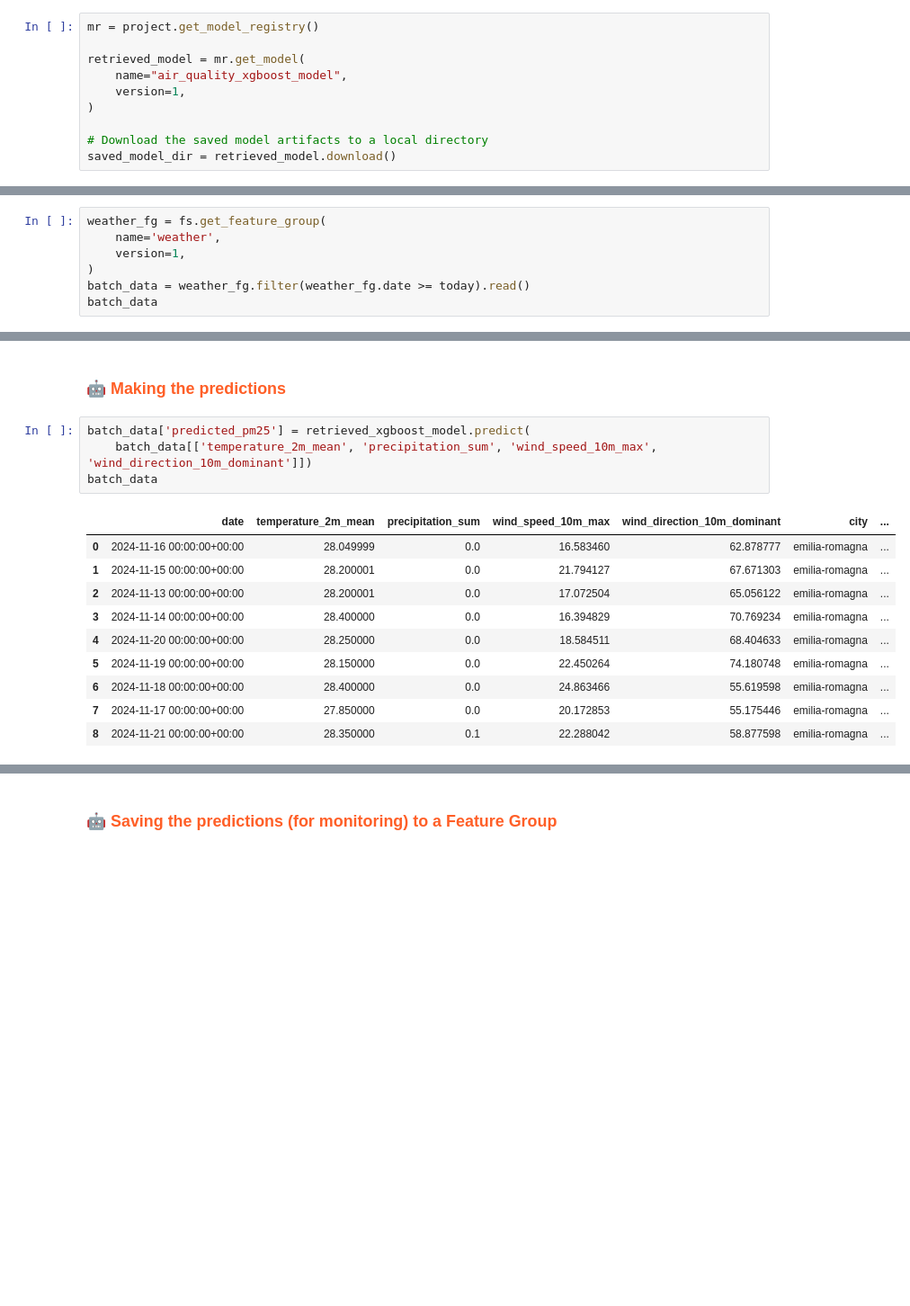
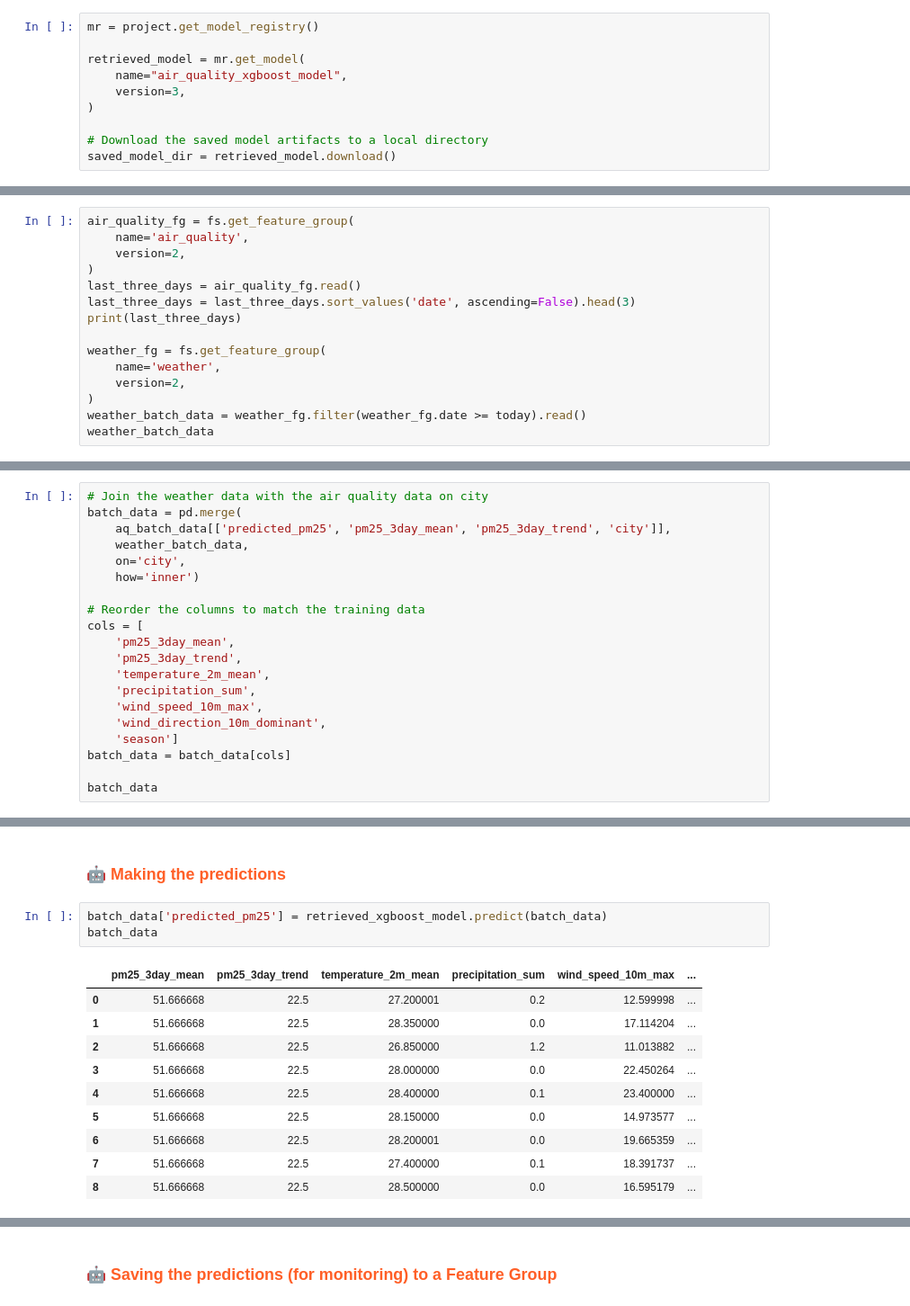
Before and after one commit to featurestorebook/mlfs-book, a Jupyter notebook: notebooks/4_air_quality_batch_inference.ipynb, the cells around one changed output, grey strips where cells are left out. Shown at 90% size. Drawn from its saved outputs; the diff is of its cells as text; blank space fills up the shorter version.

```diff
--- a/notebooks/4_air_quality_batch_inference.ipynb
+++ b/notebooks/4_air_quality_batch_inference.ipynb
@@ -58,7 +60,7 @@ mr = project.get_model_registry()
 
 retrieved_model = mr.get_model(
     name="air_quality_xgboost_model",
-    version=1,
+    version=3,
 )
 
 # Download the saved model artifacts to a local directory
@@ -93,8 +96,16 @@ XGBRegressor(base_score='7.175546E1', booster='gbtree', callbacks=None,
 # %%
+air_quality_fg = fs.get_feature_group(
+    name='air_quality',
+    version=2,
+)
+last_three_days = air_quality_fg.read()
+last_three_days = last_three_days.sort_values('date', ascending=False).head(3)
+print(last_three_days)
+
 weather_fg = fs.get_feature_group(
     name='weather',
-    version=1,
+    version=2,
 )
-batch_data = weather_fg.filter(weather_fg.date >= today).read()
-batch_data
+weather_batch_data = weather_fg.filter(weather_fg.date >= today).read()
+weather_batch_data
 # %% [output]
@@ -111,0 +172,20 @@ Finished: Reading data from Hopsworks, using Hopsworks Feature Query Service (0.
+# %%
+# Join the weather data with the air quality data on city
+batch_data = pd.merge(
+    aq_batch_data[['predicted_pm25', 'pm25_3day_mean', 'pm25_3day_trend', 'city']],
+    weather_batch_data,
+    on='city',
+    how='inner')
+
+# Reorder the columns to match the training data
+cols = [
+    'pm25_3day_mean',
+    'pm25_3day_trend',
+    'temperature_2m_mean',
+    'precipitation_sum',
+    'wind_speed_10m_max',
+    'wind_direction_10m_dominant',
+    'season']
+batch_data = batch_data[cols]
+
+batch_data
@@ -112,20 +203,19 @@ Finished: Reading data from Hopsworks, using Hopsworks Feature Query Service (0.
 # %% [markdown]
 ### <span style="color:#ff5f27;">🤖 Making the predictions</span>
 # %%
-batch_data['predicted_pm25'] = retrieved_xgboost_model.predict(
-    batch_data[['temperature_2m_mean', 'precipitation_sum', 'wind_speed_10m_max', 'wind_direction_10m_dominant']])
+batch_data['predicted_pm25'] = retrieved_xgboost_model.predict(batch_data)
 batch_data
 # %% [output]
-|  | date | temperature_2m_mean | precipitation_sum | wind_speed_10m_max | wind_direction_10m_dominant | city | ... |
-| 0 | 2024-11-16 00:00:00+00:00 | 28.049999 | 0.0 | 16.583460 | 62.878777 | emilia-romagna | ... |
-| 1 | 2024-11-15 00:00:00+00:00 | 28.200001 | 0.0 | 21.794127 | 67.671303 | emilia-romagna | ... |
-| 2 | 2024-11-13 00:00:00+00:00 | 28.200001 | 0.0 | 17.072504 | 65.056122 | emilia-romagna | ... |
-| 3 | 2024-11-14 00:00:00+00:00 | 28.400000 | 0.0 | 16.394829 | 70.769234 | emilia-romagna | ... |
-| 4 | 2024-11-20 00:00:00+00:00 | 28.250000 | 0.0 | 18.584511 | 68.404633 | emilia-romagna | ... |
-| 5 | 2024-11-19 00:00:00+00:00 | 28.150000 | 0.0 | 22.450264 | 74.180748 | emilia-romagna | ... |
-| 6 | 2024-11-18 00:00:00+00:00 | 28.400000 | 0.0 | 24.863466 | 55.619598 | emilia-romagna | ... |
-| 7 | 2024-11-17 00:00:00+00:00 | 27.850000 | 0.0 | 20.172853 | 55.175446 | emilia-romagna | ... |
-| 8 | 2024-11-21 00:00:00+00:00 | 28.350000 | 0.1 | 22.288042 | 58.877598 | emilia-romagna | ... |
+|  | pm25_3day_mean | pm25_3day_trend | temperature_2m_mean | precipitation_sum | wind_speed_10m_max | ... |
+| 0 | 51.666668 | 22.5 | 27.200001 | 0.2 | 12.599998 | ... |
+| 1 | 51.666668 | 22.5 | 28.350000 | 0.0 | 17.114204 | ... |
+| 2 | 51.666668 | 22.5 | 26.850000 | 1.2 | 11.013882 | ... |
+| 3 | 51.666668 | 22.5 | 28.000000 | 0.0 | 22.450264 | ... |
+| 4 | 51.666668 | 22.5 | 28.400000 | 0.1 | 23.400000 | ... |
+| 5 | 51.666668 | 22.5 | 28.150000 | 0.0 | 14.973577 | ... |
+| 6 | 51.666668 | 22.5 | 28.200001 | 0.0 | 19.665359 | ... |
+| 7 | 51.666668 | 22.5 | 27.400000 | 0.1 | 18.391737 | ... |
+| 8 | 51.666668 | 22.5 | 28.500000 | 0.0 | 16.595179 | ... |
 # %%
 batch_data.info()
 # %% [output]
```
Also changed, not shown: parts of 21 cells of this notebook, 3 other files.
